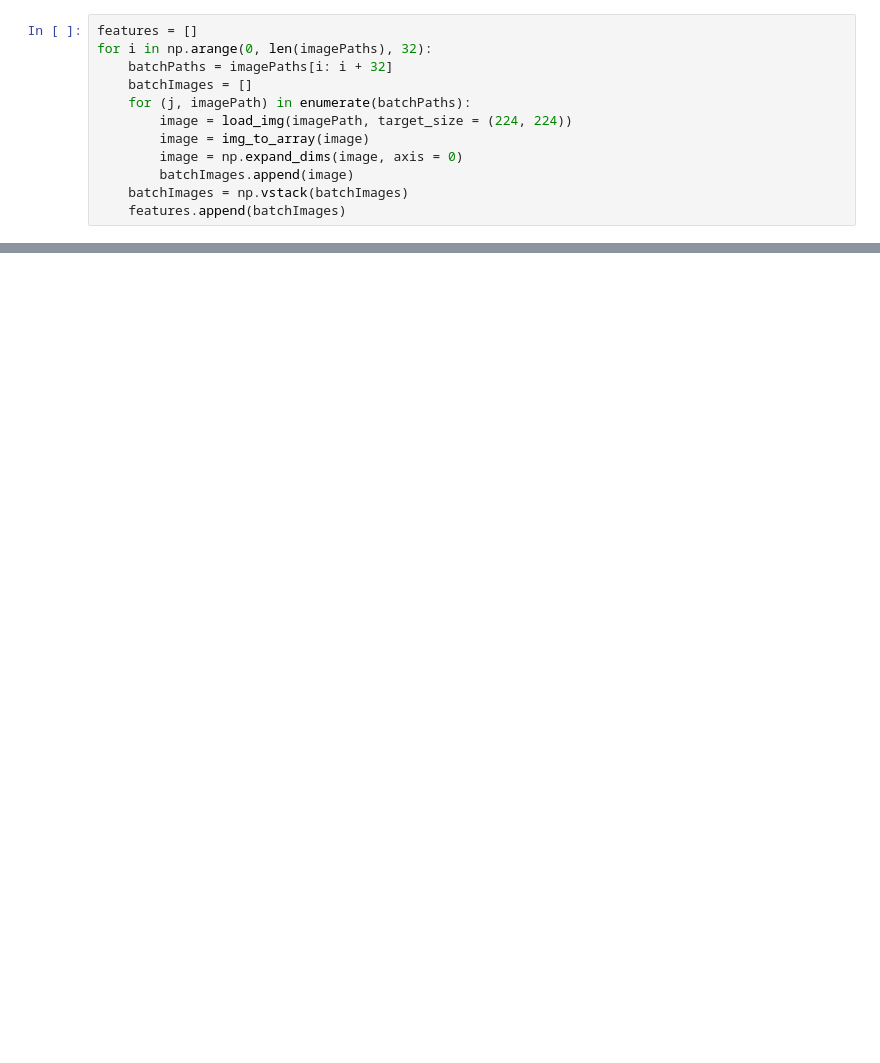
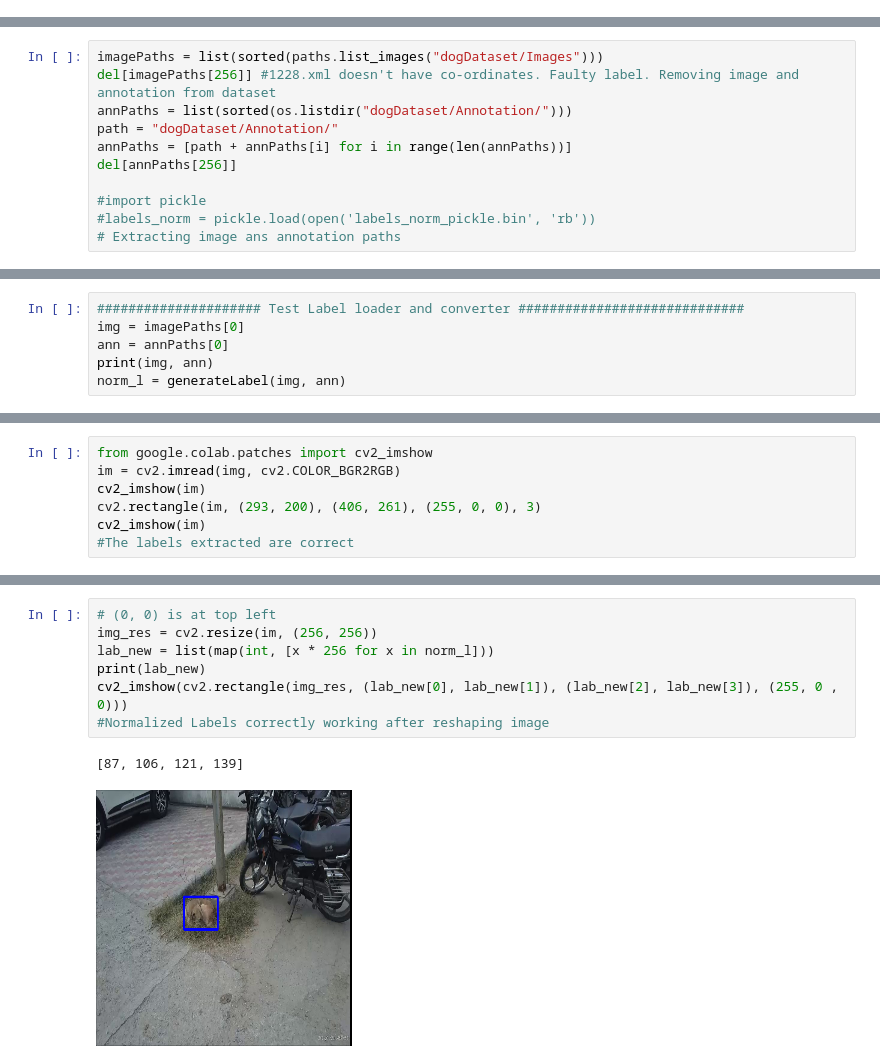
Before and after one commit to divyanshusharma1709/DogBB, a Jupyter notebook: dogCNN.ipynb, the cells around one changed output, grey strips where cells are left out. Saved outputs shown, nothing was run; the diff lists cells and outputs as text; blank space fills up the shorter version.

Commit message:
Label Generator and N (NxN) grid verified

```diff
--- a/dogCNN.ipynb
+++ b/dogCNN.ipynb
@@ -44,12 +0,0 @@ labelsarr = np.array(labels)
-# %%
-features = []
-for i in np.arange(0, len(imagePaths), 32):
-    batchPaths = imagePaths[i: i + 32]
-    batchImages = []
-    for (j, imagePath) in enumerate(batchPaths):
-        image = load_img(imagePath, target_size = (224, 224))
-        image = img_to_array(image)
-        image = np.expand_dims(image, axis = 0)
-        batchImages.append(image)
-    batchImages = np.vstack(batchImages)
-    features.append(batchImages)
@@ -62,0 +40,11 @@ print(np.shape(features[0]))
+# %%
+imagePaths = list(sorted(paths.list_images("dogDataset/Images")))
+del[imagePaths[256]] #1228.xml doesn't have co-ordinates. Faulty label. Removing image and annotation from dataset
+annPaths = list(sorted(os.listdir("dogDataset/Annotation/")))
+path = "dogDataset/Annotation/"
+annPaths = [path + annPaths[i] for i in range(len(annPaths))]
+del[annPaths[256]]
+
+#import pickle
+#labels_norm = pickle.load(open('labels_norm_pickle.bin', 'rb'))
+# Extracting image ans annotation paths
@@ -62,0 +117,6 @@ print(np.shape(features[0]))
+# %%
+##################### Test Label loader and converter #############################
+img = imagePaths[0]
+ann = annPaths[0]
+print(img, ann)
+norm_l = generateLabel(img, ann)
@@ -62,0 +126,7 @@ print(np.shape(features[0]))
+# %%
+from google.colab.patches import cv2_imshow
+im = cv2.imread(img, cv2.COLOR_BGR2RGB)
+cv2_imshow(im)
+cv2.rectangle(im, (293, 200), (406, 261), (255, 0, 0), 3)
+cv2_imshow(im)
+#The labels extracted are correct
@@ -62,0 +136,10 @@ print(np.shape(features[0]))
+# %%
+# (0, 0) is at top left
+img_res = cv2.resize(im, (256, 256))
+lab_new = list(map(int, [x * 256 for x in norm_l]))
+print(lab_new)
+cv2_imshow(cv2.rectangle(img_res, (lab_new[0], lab_new[1]), (lab_new[2], lab_new[3]), (255, 0 , 0)))
+#Normalized Labels correctly working after reshaping image
+# %% [output]
+[87, 106, 121, 139]
+[figure, added]
```
Also changed, not shown: parts of 80 cells of this notebook.
